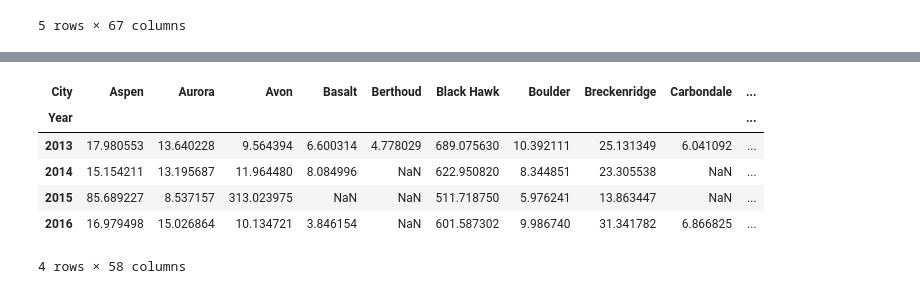
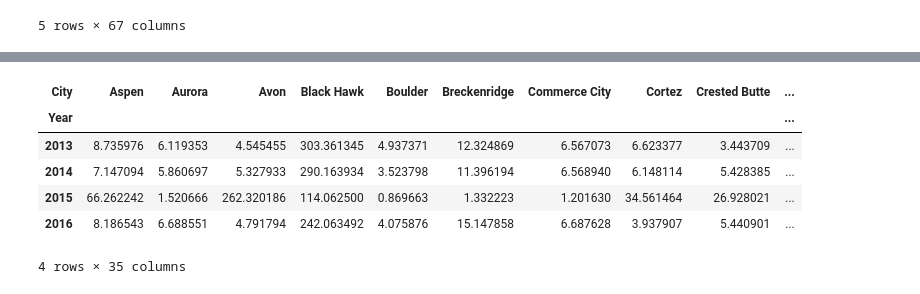
Before and after one commit to joshshigaki/Team-5, a Jupyter notebook: CO Businesses.ipynb, the cells around one changed output, grey strips where cells are left out. Cells and saved outputs as stored; diff of their text form; code cells hidden in the pictures.

```diff
--- a/CO Businesses.ipynb
+++ b/CO Businesses.ipynb
@@ -165,13 +165,14 @@ clean_store_crime
-# %%
-# Minor Data Munging to Re-Format the Data Frames
-re_format_crime = clean_store_crime.pivot_table("Crime Per Person", index=["Year"], columns=["City"])
-# Preview that Reformatting worked
-re_format_crime.head()
-# %% [output]
-| City | Aspen | Aurora | Avon | Basalt | Berthoud | Black Hawk | Boulder | Breckenridge | Carbondale | ... |
-| Year |  |  |  |  |  |  |  |  |  | ... |
-| 2013 | 17.980553 | 13.640228 | 9.564394 | 6.600314 | 4.778029 | 689.075630 | 10.392111 | 25.131349 | 6.041092 | ... |
-| 2014 | 15.154211 | 13.195687 | 11.964480 | 8.084996 | NaN | 622.950820 | 8.344851 | 23.305538 | NaN | ... |
-| 2015 | 85.689227 | 8.537157 | 313.023975 | NaN | NaN | 511.718750 | 5.976241 | 13.863447 | NaN | ... |
-| 2016 | 16.979498 | 15.026864 | 10.134721 | 3.846154 | NaN | 601.587302 | 9.986740 | 31.341782 | 6.866825 | ... |
-4 rows × 58 columns
+# %%
+# Pivot the data frame to create table for graphing purpose
+re_format_crime = clean_store_crime.pivot_table("Crime Per 100 Person", index=["Year"], columns=["City"])
+# Dop city that doesn't have all four year data, and preview table
+re_format_crime_drop = re_format_crime.dropna(axis='columns')
+re_format_crime_drop
+# %% [output]
+| City | Aspen | Aurora | Avon | Black Hawk | Boulder | Breckenridge | Commerce City | Cortez | Crested Butte | ... |
+| Year |  |  |  |  |  |  |  |  |  | ... |
+| 2013 | 8.735976 | 6.119353 | 4.545455 | 303.361345 | 4.937371 | 12.324869 | 6.567073 | 6.623377 | 3.443709 | ... |
+| 2014 | 7.147094 | 5.860697 | 5.327933 | 290.163934 | 3.523798 | 11.396194 | 6.568940 | 6.148114 | 5.428385 | ... |
+| 2015 | 66.262242 | 1.520666 | 262.320186 | 114.062500 | 0.869663 | 1.332223 | 1.201630 | 34.561464 | 26.928021 | ... |
+| 2016 | 8.186543 | 6.688551 | 4.791794 | 242.063492 | 4.075876 | 15.147858 | 6.687628 | 3.937907 | 5.440901 | ... |
+4 rows × 35 columns
```
Also changed, not shown: parts of 12 cells of this notebook, 2 other files.
